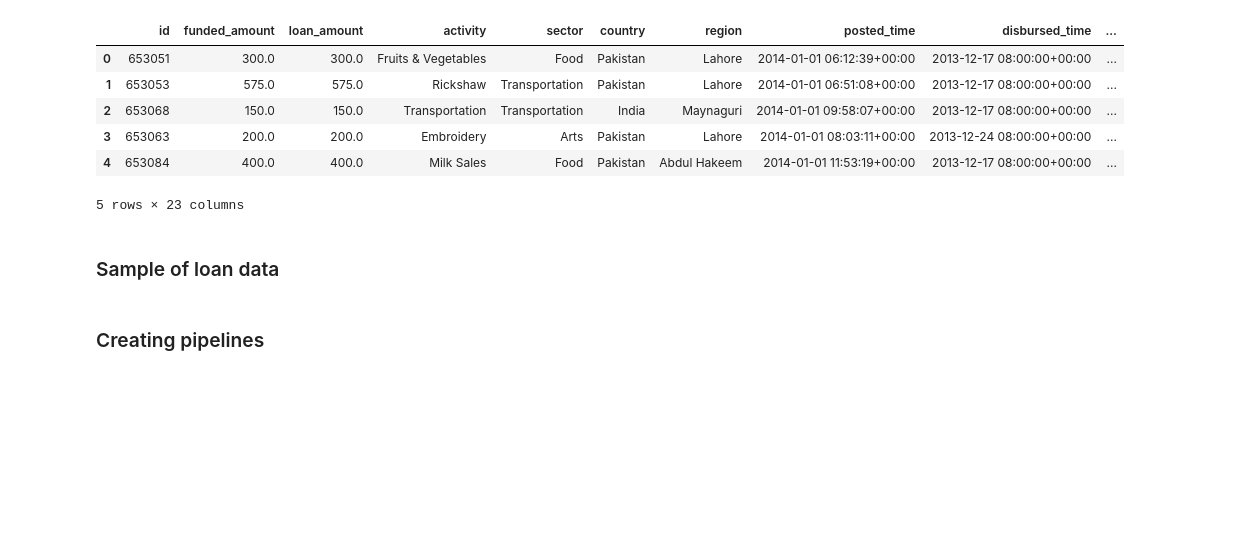
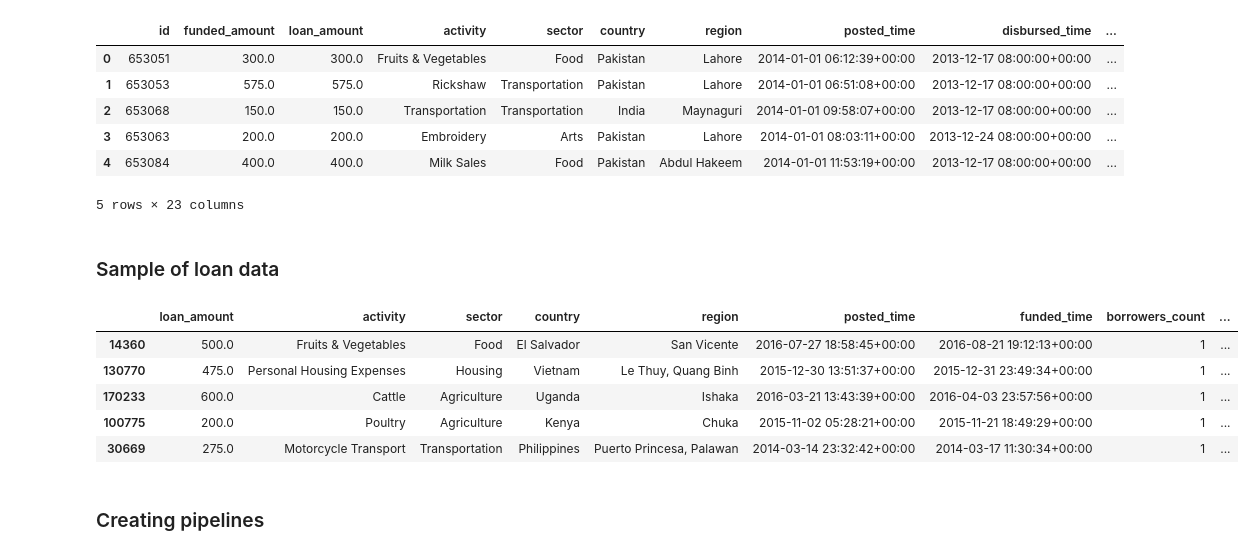
Before and after one commit to JAdamHub/M1-Exam-Submission, a Jupyter notebook: M1-Exam_Prediction_Model.ipynb, the cells around one changed output. Saved outputs shown, nothing was run; the diff lists cells and outputs as text; code cells hidden in the pictures; blank space fills up the shorter version.

```diff
--- a/M1-Exam_Prediction_Model.ipynb
+++ b/M1-Exam_Prediction_Model.ipynb
@@ -300,4 +300,13 @@ loans_df = loans[relevant_columns]
 ### Sample of loan data
 # %%
 loans_df = loans_df.sample(n=30000, random_state=1)
+# %%
+loans_df.head()
+# %% [output]
+|  | loan_amount | activity | sector | country | region | posted_time | funded_time | borrowers_count | ... |
+| 14360 | 500.0 | Fruits & Vegetables | Food | El Salvador | San Vicente | 2016-07-27 18:58:45+00:00 | 2016-08-21 19:12:13+00:00 | 1 | ... |
+| 130770 | 475.0 | Personal Housing Expenses | Housing | Vietnam | Le Thuy, Quang Binh | 2015-12-30 13:51:37+00:00 | 2015-12-31 23:49:34+00:00 | 1 | ... |
+| 170233 | 600.0 | Cattle | Agriculture | Uganda | Ishaka | 2016-03-21 13:43:39+00:00 | 2016-04-03 23:57:56+00:00 | 1 | ... |
+| 100775 | 200.0 | Poultry | Agriculture | Kenya | Chuka | 2015-11-02 05:28:21+00:00 | 2015-11-21 18:49:29+00:00 | 1 | ... |
+| 30669 | 275.0 | Motorcycle Transport | Transportation | Philippines | Puerto Princesa, Palawan | 2014-03-14 23:32:42+00:00 | 2014-03-17 11:30:34+00:00 | 1 | ... |
 # %%
```
Also changed, not shown: parts of 2 cells of this notebook.
